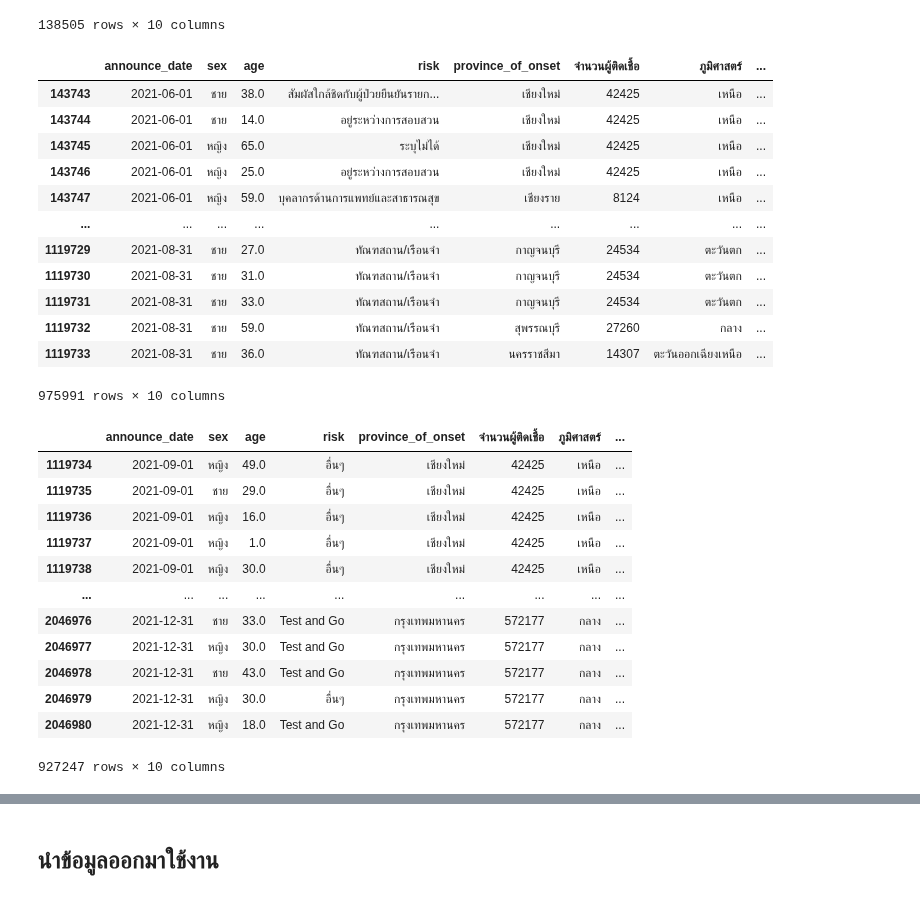
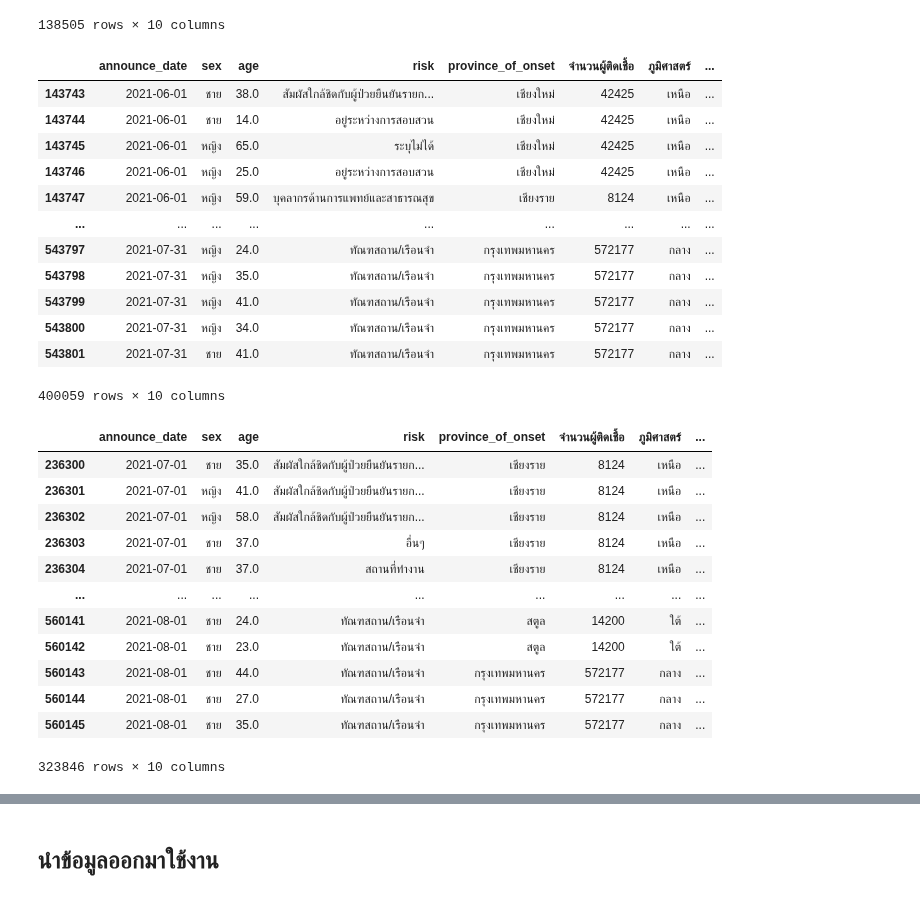
Before and after one commit to Khamsaen2489/DWDM21, a Jupyter notebook: Group_Project2.ipynb, the cells around one changed output, grey strips where cells are left out. Drawn from its saved outputs; the diff is of its cells as text; code cells hidden in the pictures.

```diff
--- a/Group_Project2.ipynb
+++ b/Group_Project2.ipynb
@@ -1157,7 +1157,7 @@ data_2_y21
 | 143742 | 2021-05-31 | ไม่ระบุ | 23.0 | ทัณฑสถาน/เรือนจำ | ไม่ระบุ | 400249 | ไม่ระบุ | ... |
 138505 rows × 10 columns
 # %%
-data_3_y21 = data_finish_new[(data_finish_new['announce_date'] >= '2021-06-01') & (data_finish_new['announce_date'] <= '2021-08-31')]
+data_3_y21 = data_finish_new[(data_finish_new['announce_date'] >= '2021-06-01') & (data_finish_new['announce_date'] <= '2021-07-31')]
 data_3_y21
 # %% [output]
 |  | announce_date | sex | age | risk | province_of_onset | จำนวนผู้ติดเชื้อ | ภูมิศาสตร์ | ... |
@@ -1167,26 +1167,26 @@ data_3_y21
 | 143746 | 2021-06-01 | หญิง | 25.0 | อยู่ระหว่างการสอบสวน | เชียงใหม่ | 42425 | เหนือ | ... |
 | 143747 | 2021-06-01 | หญิง | 59.0 | บุคลากรด้านการแพทย์และสาธารณสุข | เชียงราย | 8124 | เหนือ | ... |
 | ... | ... | ... | ... | ... | ... | ... | ... | ... |
-| 1119729 | 2021-08-31 | ชาย | 27.0 | ทัณฑสถาน/เรือนจำ | กาญจนบุรี | 24534 | ตะวันตก | ... |
-| 1119730 | 2021-08-31 | ชาย | 31.0 | ทัณฑสถาน/เรือนจำ | กาญจนบุรี | 24534 | ตะวันตก | ... |
-| 1119731 | 2021-08-31 | ชาย | 33.0 | ทัณฑสถาน/เรือนจำ | กาญจนบุรี | 24534 | ตะวันตก | ... |
-| 1119732 | 2021-08-31 | ชาย | 59.0 | ทัณฑสถาน/เรือนจำ | สุพรรณบุรี | 27260 | กลาง | ... |
-| 1119733 | 2021-08-31 | ชาย | 36.0 | ทัณฑสถาน/เรือนจำ | นครราชสีมา | 14307 | ตะวันออกเฉียงเหนือ | ... |
+| 543797 | 2021-07-31 | หญิง | 24.0 | ทัณฑสถาน/เรือนจำ | กรุงเทพมหานคร | 572177 | กลาง | ... |
+| 543798 | 2021-07-31 | หญิง | 35.0 | ทัณฑสถาน/เรือนจำ | กรุงเทพมหานคร | 572177 | กลาง | ... |
+| 543799 | 2021-07-31 | หญิง | 41.0 | ทัณฑสถาน/เรือนจำ | กรุงเทพมหานคร | 572177 | กลาง | ... |
+| 543800 | 2021-07-31 | หญิง | 34.0 | ทัณฑสถาน/เรือนจำ | กรุงเทพมหานคร | 572177 | กลาง | ... |
+| 543801 | 2021-07-31 | ชาย | 41.0 | ทัณฑสถาน/เรือนจำ | กรุงเทพมหานคร | 572177 | กลาง | ... |
-975991 rows × 10 columns
+400059 rows × 10 columns
 # %%
-data_4_y21 = data_finish_new[(data_finish_new['announce_date'] >= '2021-09-01') & (data_finish_new['announce_date'] <= '2021-12-31')]
+data_4_y21 = data_finish_new[(data_finish_new['announce_date'] >= '2021-07-01') & (data_finish_new['announce_date'] <= '2021-08-01')]
 data_4_y21
 # %% [output]
 |  | announce_date | sex | age | risk | province_of_onset | จำนวนผู้ติดเชื้อ | ภูมิศาสตร์ | ... |
-| 1119734 | 2021-09-01 | หญิง | 49.0 | อื่นๆ | เชียงใหม่ | 42425 | เหนือ | ... |
-| 1119735 | 2021-09-01 | ชาย | 29.0 | อื่นๆ | เชียงใหม่ | 42425 | เหนือ | ... |
-| 1119736 | 2021-09-01 | หญิง | 16.0 | อื่นๆ | เชียงใหม่ | 42425 | เหนือ | ... |
-| 1119737 | 2021-09-01 | หญิง | 1.0 | อื่นๆ | เชียงใหม่ | 42425 | เหนือ | ... |
-| 1119738 | 2021-09-01 | หญิง | 30.0 | อื่นๆ | เชียงใหม่ | 42425 | เหนือ | ... |
+| 236300 | 2021-07-01 | ชาย | 35.0 | สัมผัสใกล้ชิดกับผู้ป่วยยืนยันรายก... | เชียงราย | 8124 | เหนือ | ... |
+| 236301 | 2021-07-01 | หญิง | 41.0 | สัมผัสใกล้ชิดกับผู้ป่วยยืนยันรายก... | เชียงราย | 8124 | เหนือ | ... |
+| 236302 | 2021-07-01 | หญิง | 58.0 | สัมผัสใกล้ชิดกับผู้ป่วยยืนยันรายก... | เชียงราย | 8124 | เหนือ | ... |
+| 236303 | 2021-07-01 | ชาย | 37.0 | อื่นๆ | เชียงราย | 8124 | เหนือ | ... |
+| 236304 | 2021-07-01 | ชาย | 37.0 | สถานที่ทำงาน | เชียงราย | 8124 | เหนือ | ... |
 | ... | ... | ... | ... | ... | ... | ... | ... | ... |
-| 2046976 | 2021-12-31 | ชาย | 33.0 | Test and Go | กรุงเทพมหานคร | 572177 | กลาง | ... |
-| 2046977 | 2021-12-31 | หญิง | 30.0 | Test and Go | กรุงเทพมหานคร | 572177 | กลาง | ... |
-| 2046978 | 2021-12-31 | ชาย | 43.0 | Test and Go | กรุงเทพมหานคร | 572177 | กลาง | ... |
-| 2046979 | 2021-12-31 | หญิง | 30.0 | อื่นๆ | กรุงเทพมหานคร | 572177 | กลาง | ... |
-| 2046980 | 2021-12-31 | หญิง | 18.0 | Test and Go | กรุงเทพมหานคร | 572177 | กลาง | ... |
+| 560141 | 2021-08-01 | ชาย | 24.0 | ทัณฑสถาน/เรือนจำ | สตูล | 14200 | ใต้ | ... |
+| 560142 | 2021-08-01 | ชาย | 23.0 | ทัณฑสถาน/เรือนจำ | สตูล | 14200 | ใต้ | ... |
+| 560143 | 2021-08-01 | ชาย | 44.0 | ทัณฑสถาน/เรือนจำ | กรุงเทพมหานคร | 572177 | กลาง | ... |
+| 560144 | 2021-08-01 | ชาย | 27.0 | ทัณฑสถาน/เรือนจำ | กรุงเทพมหานคร | 572177 | กลาง | ... |
+| 560145 | 2021-08-01 | ชาย | 35.0 | ทัณฑสถาน/เรือนจำ | กรุงเทพมหานคร | 572177 | กลาง | ... |
-927247 rows × 10 columns
+323846 rows × 10 columns
```
Also changed, not shown: parts of 16 cells of this notebook.
